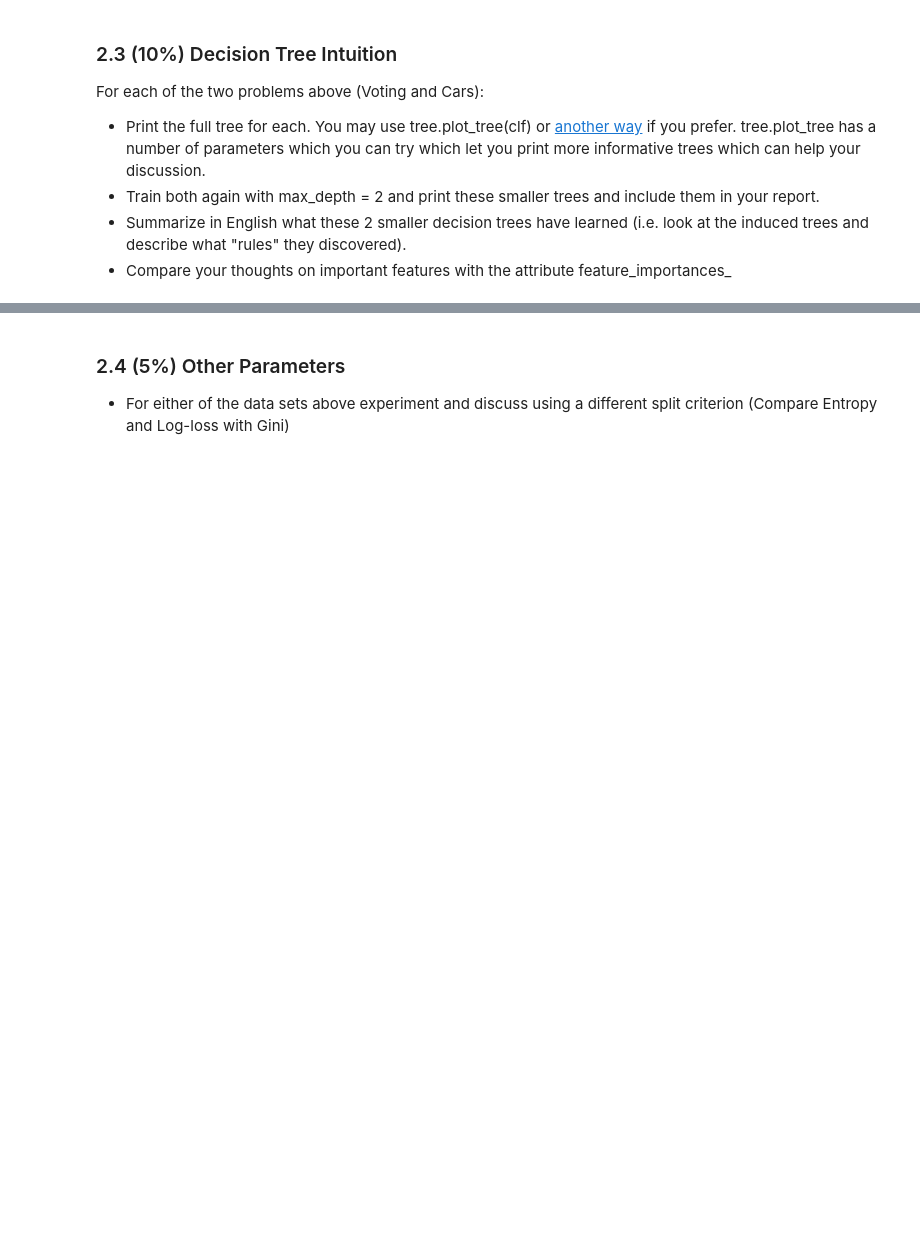
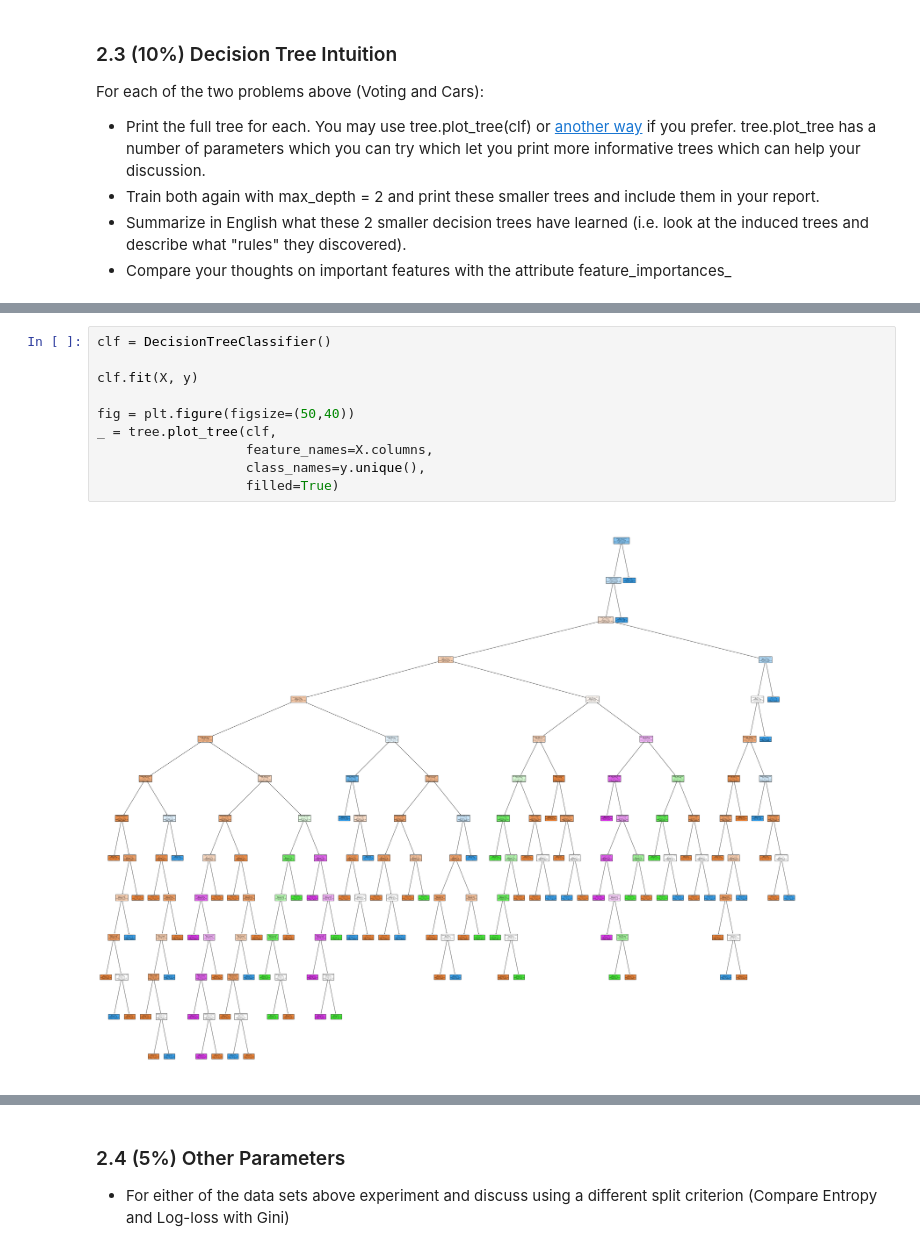
Before and after one commit to henderj/cs270-labs, a Jupyter notebook: decision_tree/Decision_Tree_Lab.ipynb, the cells around one changed output, grey strips where cells are left out. Saved outputs shown, nothing was run; the diff lists cells and outputs as text; blank space fills up the shorter version.

```diff
--- a/decision_tree/Decision_Tree_Lab.ipynb
+++ b/decision_tree/Decision_Tree_Lab.ipynb
@@ -226,0 +236,12 @@ from sklearn import tree
+# %%
+clf = DecisionTreeClassifier()
+
+clf.fit(X, y)
+
+fig = plt.figure(figsize=(50,40))
+_ = tree.plot_tree(clf,
+                   feature_names=X.columns,
+                   class_names=y.unique(),
+                   filled=True)
+# %% [output]
+[figure, added]
```
Also changed, not shown: parts of 8 cells of this notebook, 4 other files.
